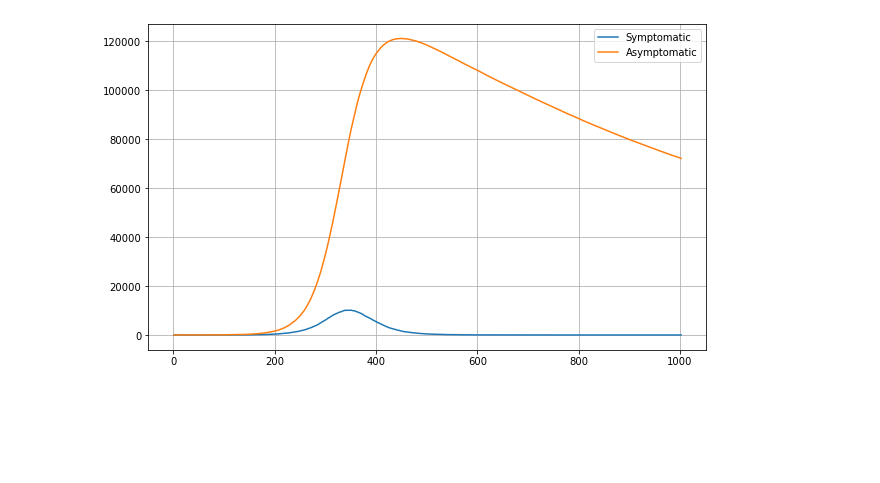
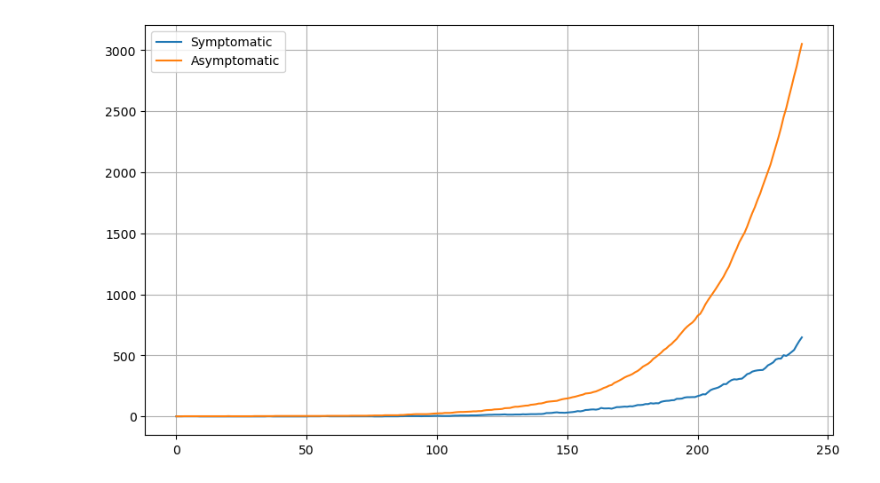
Before and after one commit to kazi0302/COVID-19-Modeling-and-Parameter-Fitting, a Jupyter notebook: Monte Carlo Simulation/MC_simulator.ipynb, the cells around one changed output. Saved outputs shown, nothing was run; the diff lists cells and outputs as text; code cells hidden in the pictures; blank space fills up the shorter version.

```diff
--- a/Monte Carlo Simulation/MC_simulator.ipynb
+++ b/Monte Carlo Simulation/MC_simulator.ipynb
@@ -349,11 +382,20 @@ for day in range(t+1):
+# %%
+Central_High, Central_Low, East_High, East_Low, NCen_High, NCen_Low, NCoa_High, NCoa_Low, NI_High, NI_Low, South_High, South_Low = \
+SEIR_model(t, S_H_C, E_H_C, I_H_C, A_H_C, R_H_C, S_L_C, E_L_C, I_L_C, A_L_C, R_L_C,\
+           S_H_E, E_H_E, I_H_E, A_H_E, R_H_E, S_L_E, E_L_E, I_L_E, A_L_E, R_L_E,\
+           S_H_NCen, E_H_NCen, I_H_NCen, A_H_NCen, R_H_NCen, S_L_NCen, E_L_NCen, I_L_NCen, A_L_NCen, R_L_NCen,\
+           S_H_NCoa, E_H_NCoa, I_H_NCoa, A_H_NCoa, R_H_NCoa, S_L_NCoa, E_L_NCoa, I_L_NCoa, A_L_NCoa, R_L_NCoa,\
+           S_H_NI, E_H_NI, I_H_NI, A_H_NI, R_H_NI, S_L_NI, E_L_NI, I_L_NI, A_L_NI, R_L_NI,\
+           S_H_S, E_H_S, I_H_S, A_H_S, R_H_S, S_L_S, E_L_S, I_L_S, A_L_S, R_L_S,\
+           beta_symp, beta_asym, gamma, theta, lamb, delta)
 # %%
 fig, ax = plt.subplots(figsize=(10, 6))
 # ax.plot(df['Day'], df['S'], label='Susceptible')
 # ax.plot(df['Day'], df['E'], label='Exposed')
-ax.plot(df_Central_High['Day'], df_Central_High['I'], label='Symptomatic')
-ax.plot(df_Central_High['Day'], df_Central_High['A'], label='Asymptomatic')
+ax.plot([i for i in range(Central_High.shape[0])], Central_High[:,2], label='Symptomatic')
+ax.plot([i for i in range(Central_High.shape[0])], Central_High[:,3], label='Asymptomatic')
 # ax.plot(df['Day'], df['R'], label='Recovered')
 ax.legend()
 ax.grid()
 # %% [output]
-[figure, old version]
+[figure, new version]
```
Also changed, not shown: parts of 8 cells of this notebook, 6 other files.
